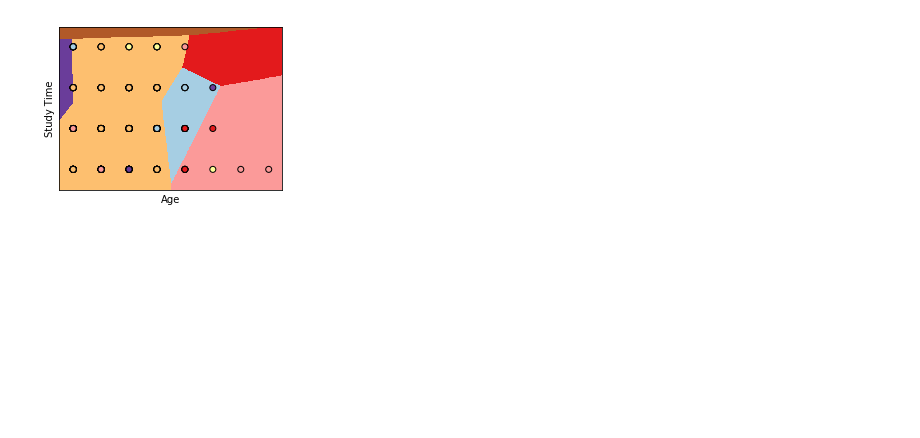
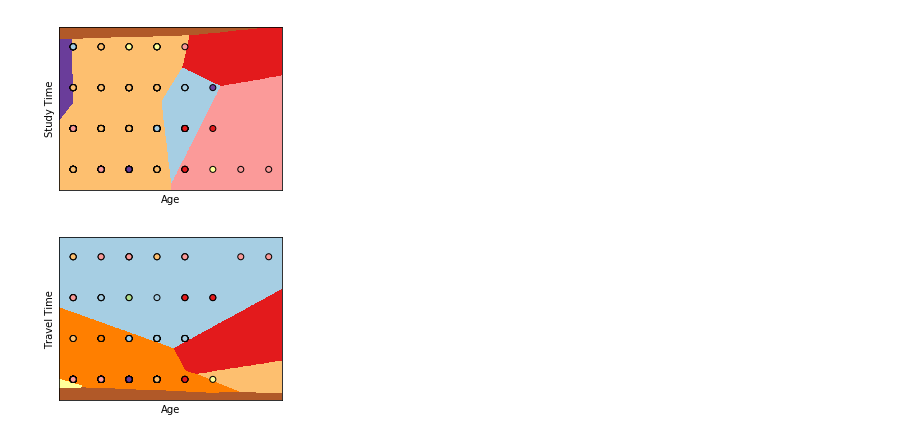
Before and after one commit to silvercam15/Data-Science---Exploring-the-Influence-of-Social-Life-on-Academics, a Jupyter notebook: Data Science Project.ipynb, the cells around one changed output. Drawn from its saved outputs; the diff is of its cells as text; code cells hidden in the pictures; blank space fills up the shorter version.

Commit message:
Logical Regression Graphs

```diff
--- a/Data Science Project.ipynb
+++ b/Data Science Project.ipynb
@@ -132,3 +127,41 @@ plt.yticks(())
 plt.show()
 # %% [output]
 [figure]
+# %%
+X_math = math_data.iloc[:, :-1]  # features
+Y_math = math_data.iloc[:, -1]  # class
+h = 0.01
+
+X_math = pd.get_dummies(X_math)
+X_math = X_math.iloc[:, [0,5]] #create classifier using age and study time
+
+logreg = linear_model.LogisticRegression(C=1e5)
+logreg.fit(X_math, Y_math)
+
+# Plot the decision boundary. For that, we will assign a color to each
+# point in the mesh [x_min, x_max]x[y_min, y_max].
+x_min, x_max = X_math.iloc[:, 0].min() - .5, X_math.iloc[:, 0].max() + .5
+y_min, y_max = X_math.iloc[:, 1].min() - .5, X_math.iloc[:, 1].max() + .5
+xx, yy = np.meshgrid(np.arange(x_min, x_max, h), np.arange(y_min, y_max, h))
+Z = logreg.predict(np.c_[xx.ravel(), yy.ravel()])
+#y_pred = logreg.predict(X_math.iloc[:, 0:1])
+
+# Put the result into a color plot
+Z = Z.reshape(xx.shape)
+plt.figure(1, figsize=(4, 3))
+plt.pcolormesh(xx, yy, Z, cmap=plt.cm.Paired)
+
+# Plot also the training points
+plt.scatter(X_math.iloc[:, 0], X_math.iloc[:, 1], c=Y_math, edgecolors='k', cmap=plt.cm.Paired)
+plt.xlabel('Age')
+plt.ylabel('Travel Time')
+
+plt.xlim(xx.min(), xx.max())
+plt.ylim(yy.min(), yy.max())
+
+plt.xticks(())
+plt.yticks(())
+
+plt.show()
+# %% [output]
+[figure, added]
```
Also changed, not shown: parts of 6 cells of this notebook.
